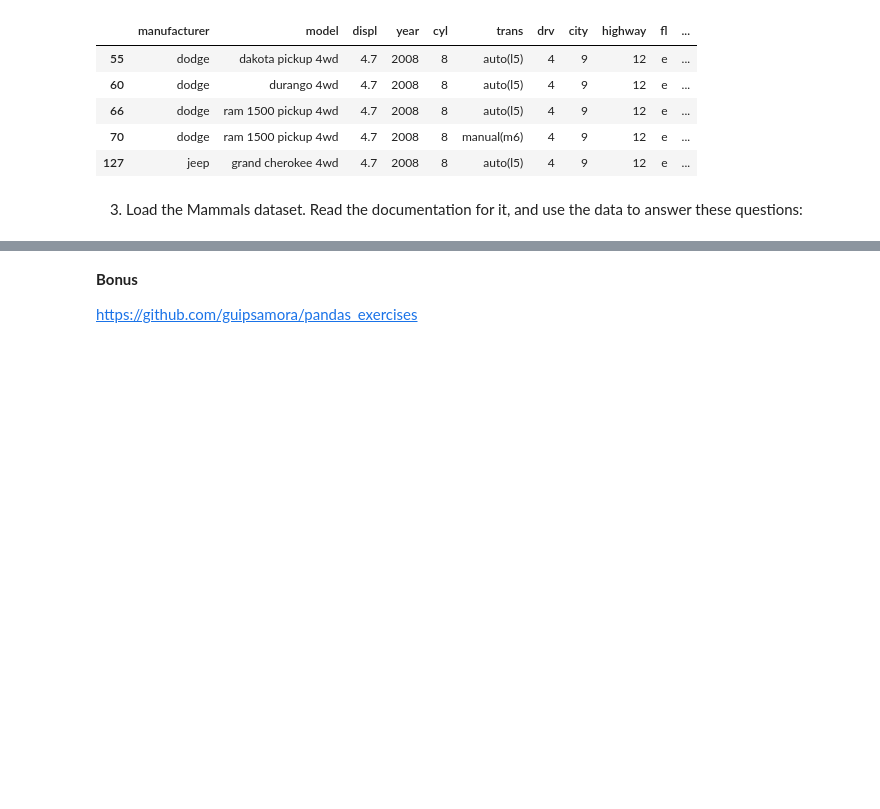
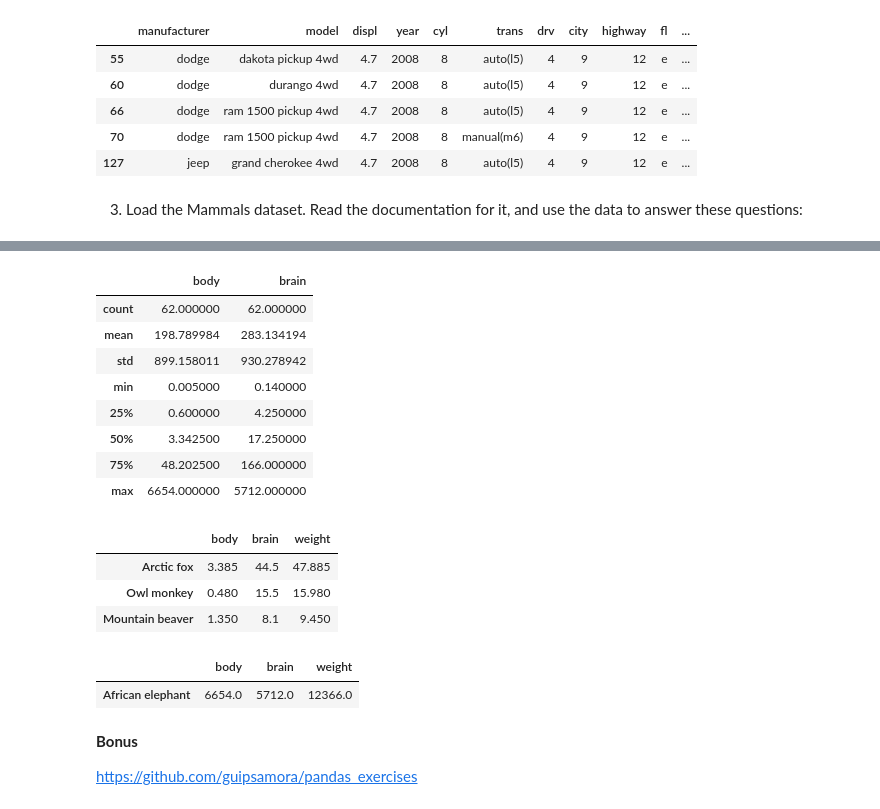
Before and after one commit to martin-reyes/3_numpy-pandas-visualization-exercises, a Jupyter notebook: 3_dataframes.ipynb, the cells around one changed output, grey strips where cells are left out. Cells and saved outputs as stored; diff of their text form; code cells hidden in the pictures; blank space fills up the shorter version.

```diff
--- a/3_dataframes.ipynb
+++ b/3_dataframes.ipynb
@@ -300,0 +318,3 @@ mpg_df[mpg_df['average_mileage'] == mpg_df['average_mileage'].min()] # worst
+# %%
+mammals_df = data('mammals')
+mammals_df.head()
@@ -307 +353,29 @@ mpg_df[mpg_df['average_mileage'] == mpg_df['average_mileage'].min()] # worst
+# %%
+mammals_df.describe()
+# %% [output]
+|  | body | brain |
+| count | 62.000000 | 62.000000 |
+| mean | 198.789984 | 283.134194 |
+| std | 899.158011 | 930.278942 |
+| min | 0.005000 | 0.140000 |
+| 25% | 0.600000 | 4.250000 |
+| 50% | 3.342500 | 17.250000 |
+| 75% | 48.202500 | 166.000000 |
+| max | 6654.000000 | 5712.000000 |
+# %%
+# - What is the the weight of the fastest animal?
+# creating weight column., which will be sum of body and brain columns
+mammals_df['weight'] = mammals_df['body'] + mammals_df['brain']
+mammals_df.head(3)
+# %% [output]
+|  | body | brain | weight |
+| Arctic fox | 3.385 | 44.5 | 47.885 |
+| Owl monkey | 0.480 | 15.5 | 15.980 |
+| Mountain beaver | 1.350 | 8.1 | 9.450 |
+# %%
+# sort to find max
+mammals_df.sort_values('weight', ascending = False).head(1)
+# %% [output]
+|  | body | brain | weight |
+| African elephant | 6654.0 | 5712.0 | 12366.0 |
 # %%
```
Also changed, not shown: parts of 10 cells of this notebook, 1 other file.
